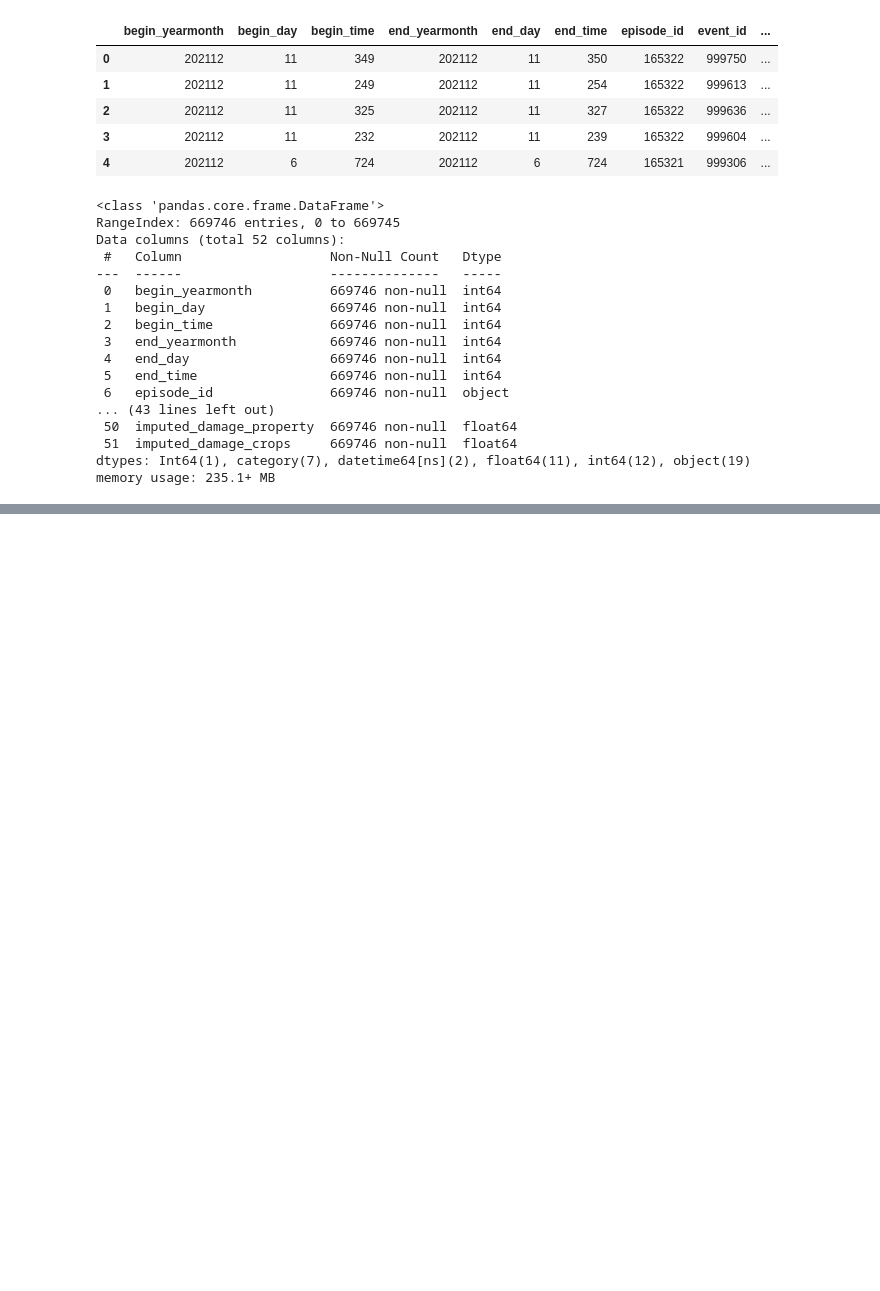
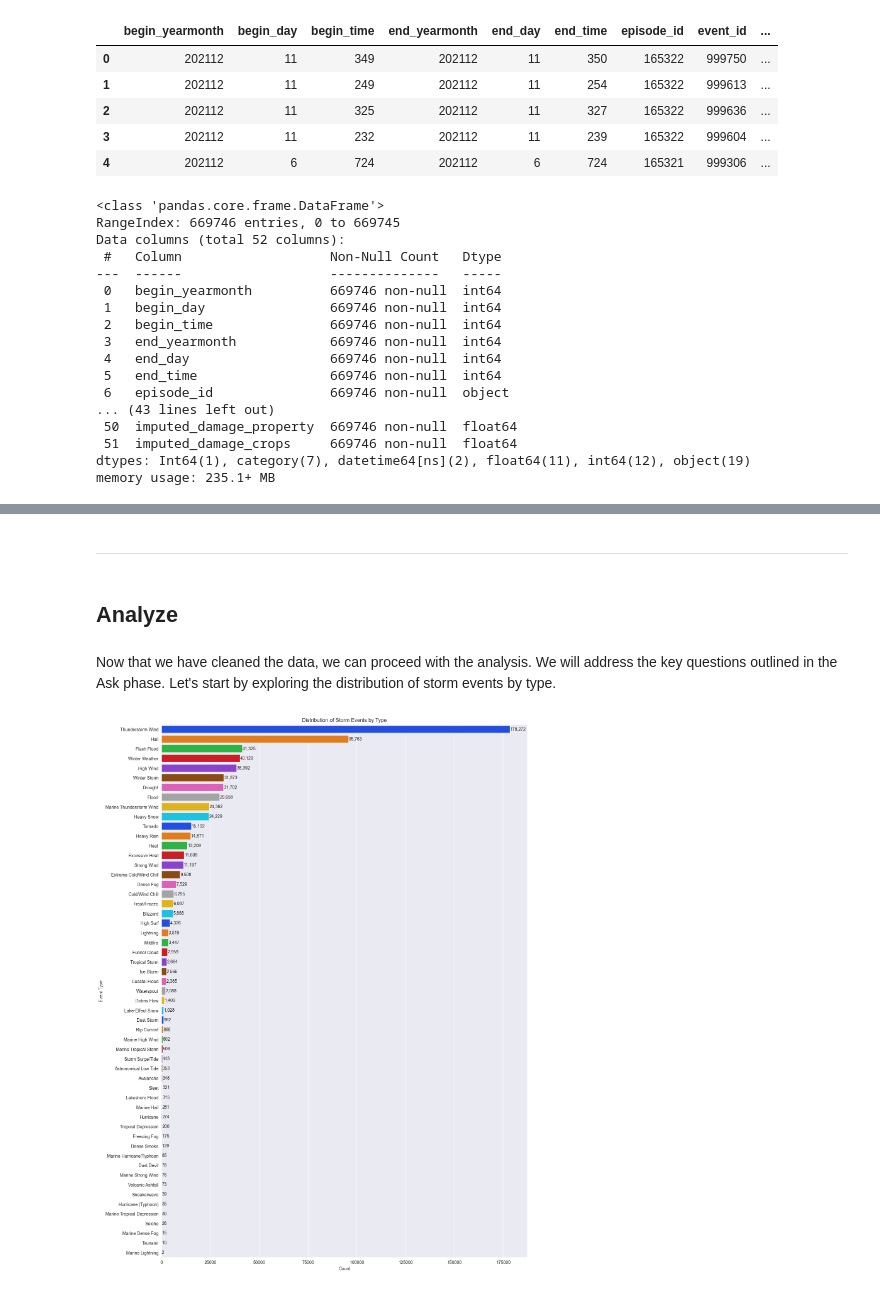
Before and after one commit to quiinthieu/us-storm-events, a Jupyter notebook: sample_part_1.ipynb, the cells around one changed output, grey strips where cells are left out. Cells and saved outputs as stored; diff of their text form; code cells hidden in the pictures; blank space fills up the shorter version.

Commit message:
Analyze the distribution of storm events by type

```diff
--- a/sample_part_1.ipynb
+++ b/sample_part_1.ipynb
@@ -635,3 +643,46 @@ df_details.describe()
 | 75% | 202204.000000 | 23.000000 | 1800.000000 | 202204.000000 | 24.000000 | 1900.000000 | 2022.000000 | 123.000000 | ... |
 | max | 202406.000000 | 31.000000 | 2359.000000 | 202406.000000 | 31.000000 | 2359.000000 | 2024.000000 | 876.000000 | ... |
 | std | 308.331723 | 9.061630 | 677.789666 | 308.331723 | 9.079046 | 615.305445 | 3.084325 | 136.393570 | ... |
+# %% [markdown]
+---
+# %% [markdown]
+## Analyze
+# %% [markdown]
+Now that we have cleaned the data, we can proceed with the analysis. We will address the key questions outlined in the Ask phase. Let's start by exploring the distribution of storm events by type.
+# %%
+def plot_event_distribution(df, figsize=(15, 6), top_n=None, year=None):
+    """
+    Plot the distribution of storm events by type and display the count.
+
+    Parameters:
+    df (pd.DataFrame): DataFrame containing the storm event data.
+    figsize (tuple): Size of the figure.
+    top_n (int, optional): Number of top event types to display. If None, display all.
+    year (int, optional): Year to filter the data. If None, use all data.
+    """
+    if year:
+        df = df[df['year'] == year]
+
+    plt.figure(figsize=figsize)
+
+    event_counts = df['event_type'].value_counts()
+
+    if top_n:
+        event_counts = event_counts.head(top_n)
+
+    # Countplot of event types
+    sns.countplot(y='event_type', data=df, order=event_counts.index, palette='bright', legend=False)
+
+    # Display the count of each event type
+    for i, count in enumerate(event_counts):
+        plt.text(count + 100, i, f'{count:,}', va='center')
+
+    plt.title(f'Distribution of Storm Events by Type in {year}' if year else 'Distribution of Storm Events by Type')
+    plt.xlabel('Count')
+    plt.ylabel('Event Type')
+    plt.show()
+# %%
+# Plot the distribution of storm events by type and display the count
+plot_event_distribution(df_details, figsize=(15, 22))
+# %% [output]
+[figure, added]
```
Also changed, not shown: parts of 6 cells of this notebook, 2 other files.
